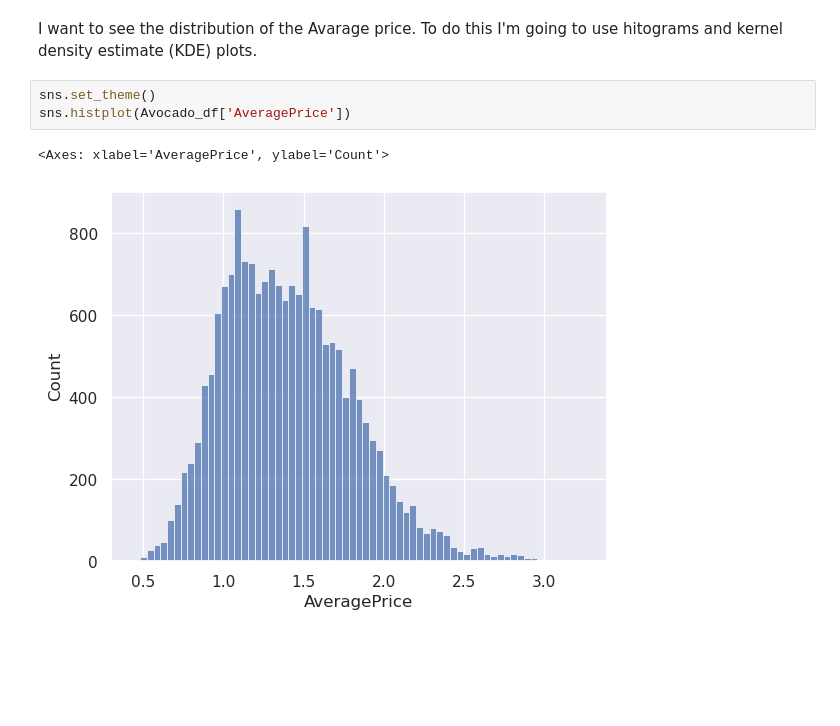
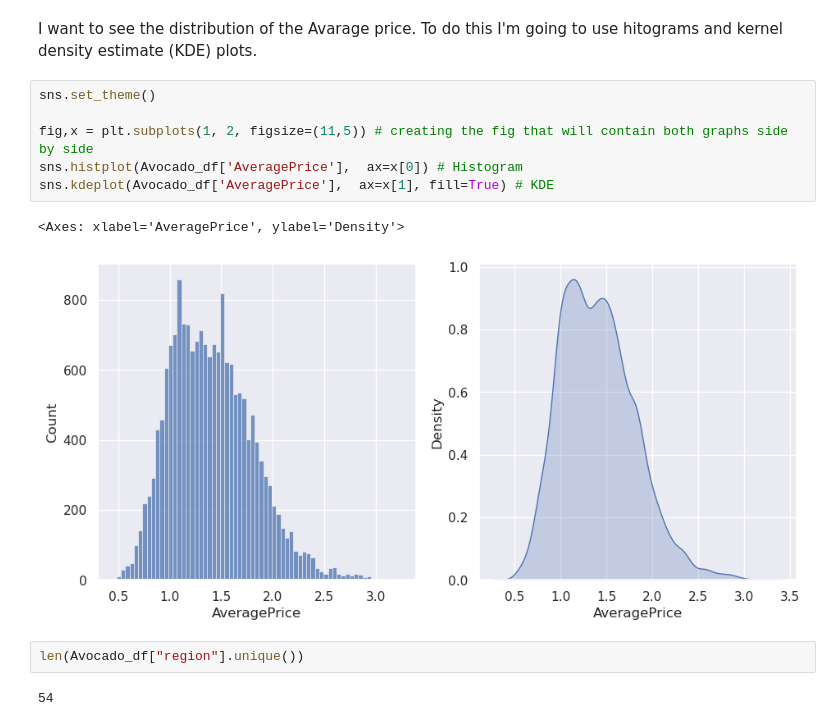
Before and after one commit to GuiRodrigues04/Avocado-price-and-market, a Jupyter notebook: avocado-prices.ipynb, the cells around one changed output. Saved outputs shown, nothing was run; the diff lists cells and outputs as text; blank space fills up the shorter version.

Commit message:
Kaggle Notebook | EDA Data Visualization with insights | Version 3

```diff
--- a/avocado-prices.ipynb
+++ b/avocado-prices.ipynb
@@ -50,9 +52,16 @@ Avocado_df["Date"] = pd.to_datetime(Avocado_df["Date"])
 # Starting the data visualization
 # %% [markdown]
 I want to see the distribution of the Avarage price. To do this I'm going to use hitograms and kernel density estimate (KDE) plots.
-# %%
-sns.set_theme()
-sns.histplot(Avocado_df['AveragePrice'])
-# %% [output]
-<Axes: xlabel='AveragePrice', ylabel='Count'>
-[figure, removed]
+# %%
+sns.set_theme()
+
+fig,x = plt.subplots(1, 2, figsize=(11,5)) # creating the fig that will contain both graphs side by side
+sns.histplot(Avocado_df['AveragePrice'],  ax=x[0]) # Histogram
+sns.kdeplot(Avocado_df['AveragePrice'],  ax=x[1], fill=True) # KDE
+# %% [output]
+<Axes: xlabel='AveragePrice', ylabel='Density'>
+[figure, added]
+# %%
+len(Avocado_df["region"].unique())
+# %% [output]
+54
```
Also changed, not shown: parts of 1 cell of this notebook.
